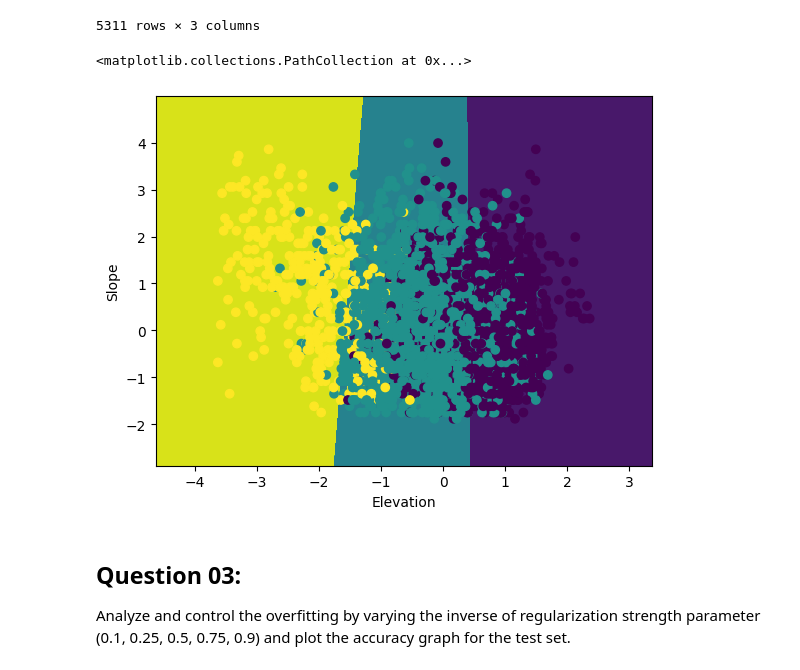
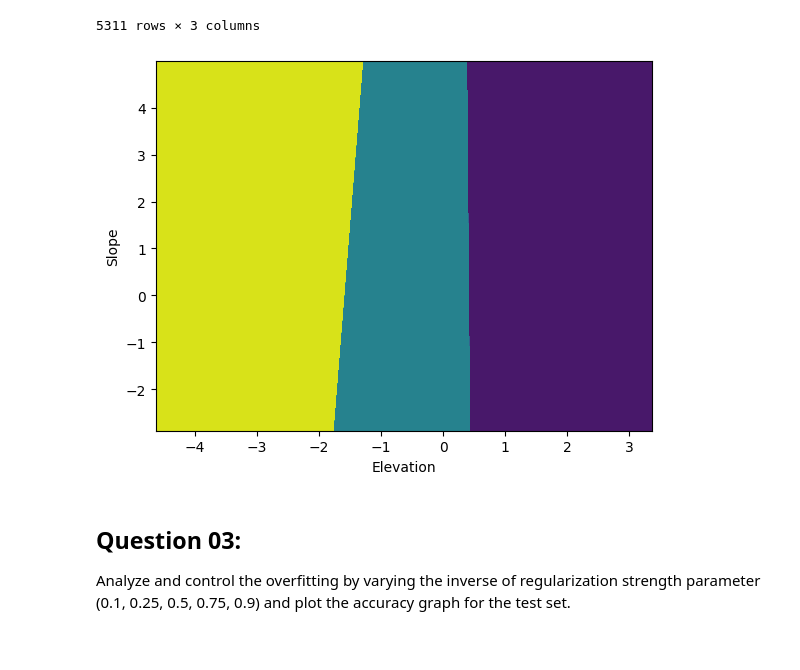
Before and after one commit to FardeenCODEIIEST/MachineLearningLab-CS-4172-, a Jupyter notebook: Assignment03/Assignment03.ipynb, the cells around one changed output. Saved outputs shown, nothing was run; the diff lists cells and outputs as text; code cells hidden in the pictures.

```diff
--- a/Assignment03/Assignment03.ipynb
+++ b/Assignment03/Assignment03.ipynb
@@ -244,22 +234,15 @@ test_subset
 # %%
 # Test Data
 
 display_fig = DecisionBoundaryDisplay.from_estimator(
     LR_model,
     test_subset.iloc[:,0:2],
     xlabel = 'Elevation',
     ylabel = 'Slope',
     grid_resolution = 6000
 )
-
-display_fig.ax_.scatter(
-    test_subset['Elevation'],
-    test_subset['Slope'],
-    c=test_subset['Cover_Type']
-)
 # %% [output]
-<matplotlib.collections.PathCollection at 0x...>
-[figure, old version]
+[figure, new version]
 # %% [markdown]
 ## Question 03:
 Analyze and control the overfitting by varying the inverse of regularization
```
Also changed, not shown: parts of 25 cells of this notebook, 1 other file.
